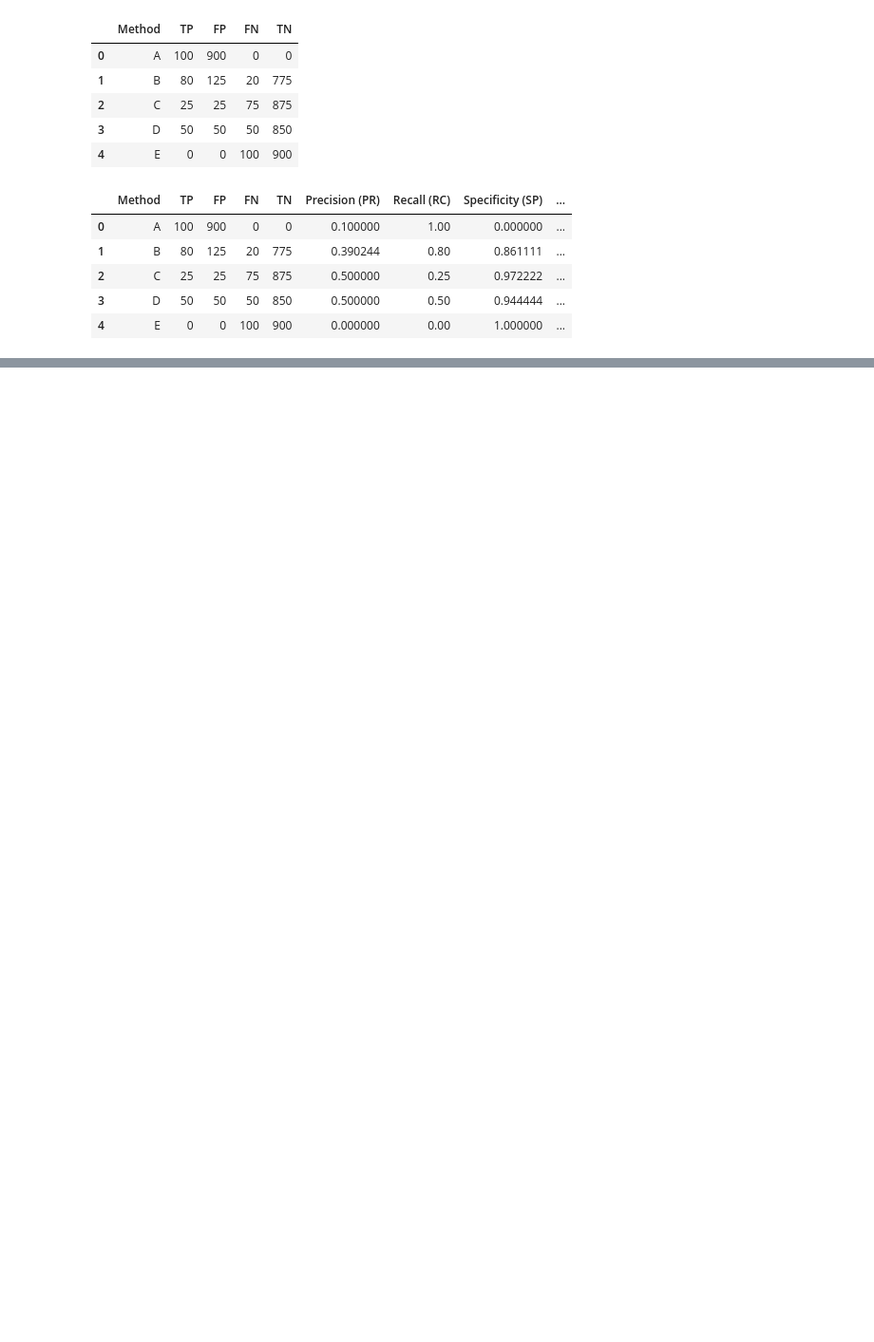
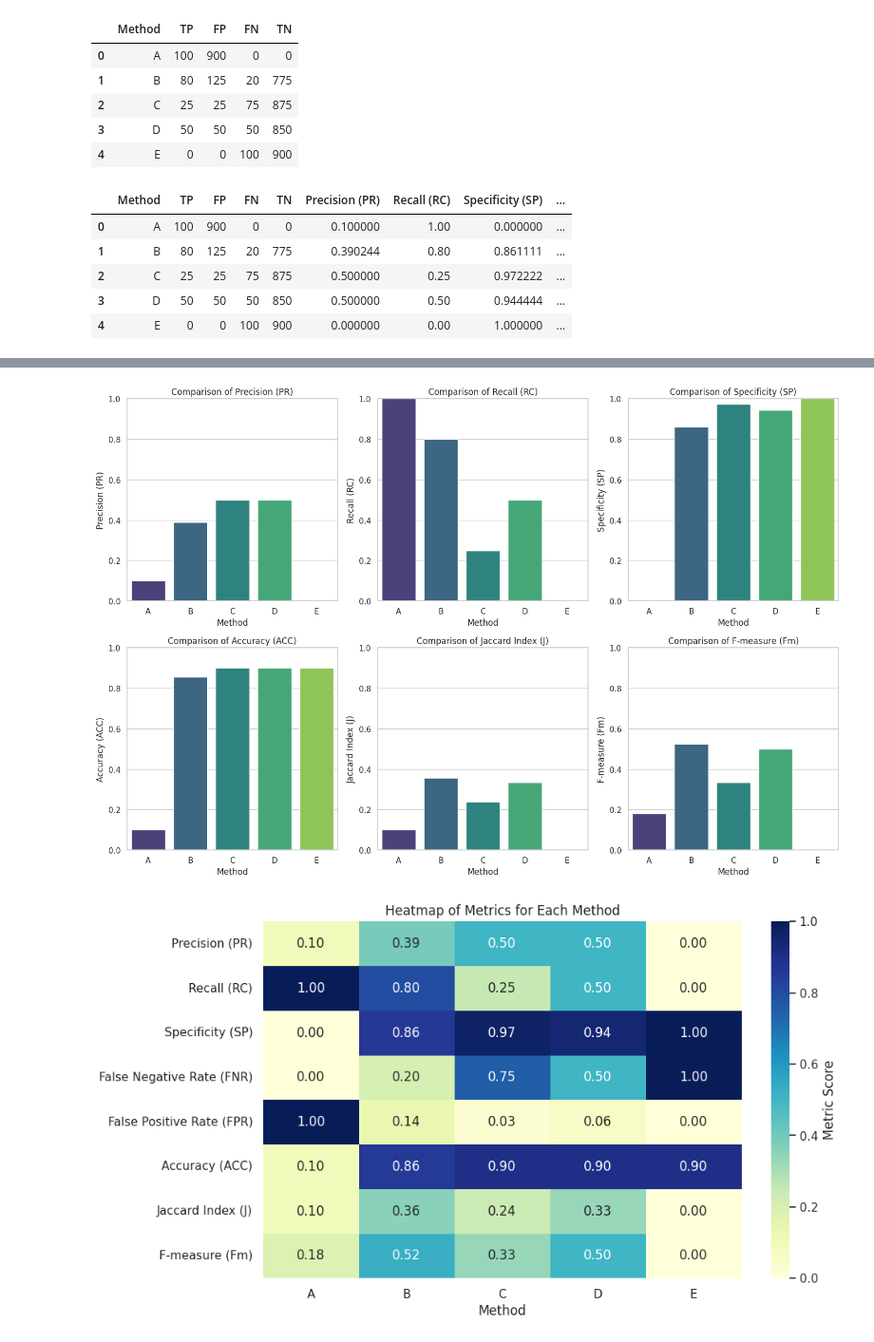
Before and after one commit to martacuevasr/Lab2_Computational_learning, a Jupyter notebook: taskA/Classification.ipynb, the cells around one changed output, grey strips where cells are left out. Shown: that part at 95% size. Drawn from its saved outputs; the diff is of its cells as text; code cells hidden in the pictures; blank space fills up the shorter version.

```diff
--- a/taskA/Classification.ipynb
+++ b/taskA/Classification.ipynb
@@ -89,0 +139,70 @@ df_metrics
+# %%
+import matplotlib.pyplot as plt
+import seaborn as sns
+
+
+# Definir los datos
+data = {
+    'Method': ['A', 'B', 'C', 'D', 'E'],
+    'Precision (PR)': [0.1, 0.39, 0.5, 0.5, 0],
+    'Recall (RC)': [1, 0.8, 0.25, 0.5, 0],
+    'Specificity (SP)': [0, 0.8611, 0.9722, 0.9444, 1],
+    'False Negative Rate (FNR)': [0, 0.2, 0.75, 0.5, 1],
+    'False Positive Rate (FPR)': [1, 0.1389, 0.0278, 0.0556, 0],
+    'Accuracy (ACC)': [0.1, 0.8556, 0.9, 0.9, 0.9],
+    'Jaccard Index (J)': [0.1, 0.3556, 0.2381, 0.3333, 0],
+    'F-measure (Fm)': [0.1818, 0.5246, 0.3333, 0.5, 0]
+}
+
+# Crear el DataFrame
+df = pd.DataFrame(data)
+
+# Establecer estilo y tamaño
+sns.set(style="whitegrid")
+plt.figure(figsize=(15, 10))
+
+# Gráfico de barras para cada métrica
+metrics = ['Precision (PR)', 'Recall (RC)', 'Specificity (SP)', 'Accuracy (ACC)', 'Jaccard Index (J)', 'F-measure (Fm)']
+for i, metric in enumerate(metrics, 1):
+    plt.subplot(2, 3, i)
+    sns.barplot(x='Method', y=metric, data=df, palette="viridis")
+    plt.title(f'Comparison of {metric}')
+    plt.ylim(0, 1)
+
+plt.tight_layout()
+plt.show()
+
+# Heatmap para visualizar puntuaciones
+plt.figure(figsize=(10, 6))
+heatmap_data = df.set_index('Method').T  # Transpose to have methods as columns
+sns.heatmap(heatmap_data, annot=True, cmap="YlGnBu", fmt=".2f", cbar_kws={'label': 'Metric Score'})
+plt.title('Heatmap of Metrics for Each Method')
+plt.show()
+
+# Radar plot (Spider Plot)
+import numpy as np
+
+# Prepare data for radar plot
+labels = metrics
+num_vars = len(labels)
+
+# Compute angle of each axis
+angles = np.linspace(0, 2 * np.pi, num_vars, endpoint=False).tolist()
+
+# Initialize the radar plot
+fig, ax = plt.subplots(figsize=(8, 8), subplot_kw=dict(polar=True))
+
+# Plot each method
+for index, row in df.iterrows():
+    values = row[metrics].values.flatten().tolist()
+    ax.plot(angles, values, label=row['Method'])
+    ax.fill(angles, values, alpha=0.25)
+
+# Add labels and title
+ax.set_yticklabels([])
+ax.set_xticks(angles)
+ax.set_xticklabels(labels)
+plt.title('Radar Plot of Classification Metrics for Each Method')
+plt.legend(loc='upper right', bbox_to_anchor=(1.2, 1.1))
+plt.show()
+# %% [output]
@@ -89,0 +226,2 @@ df_metrics
+[figure, added]
+[figure, added]
```
Also changed, not shown: parts of 8 cells of this notebook, 8 other files.
